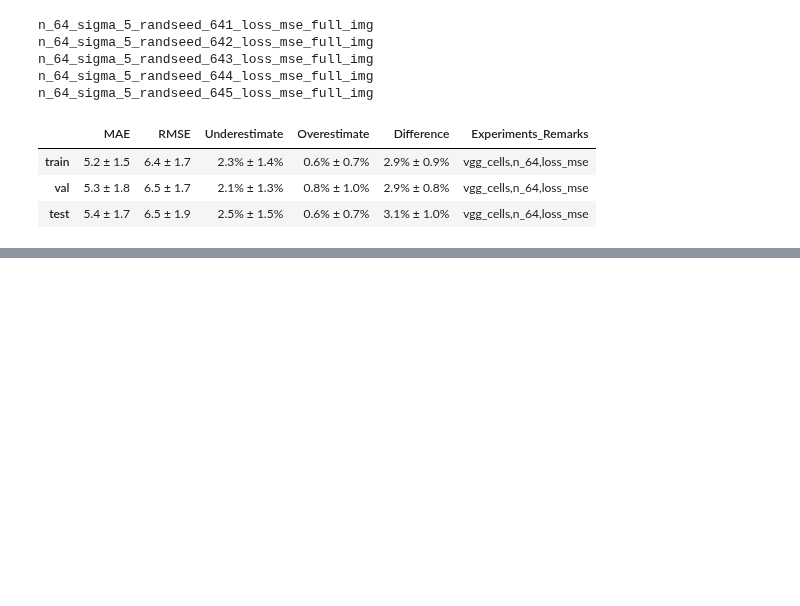
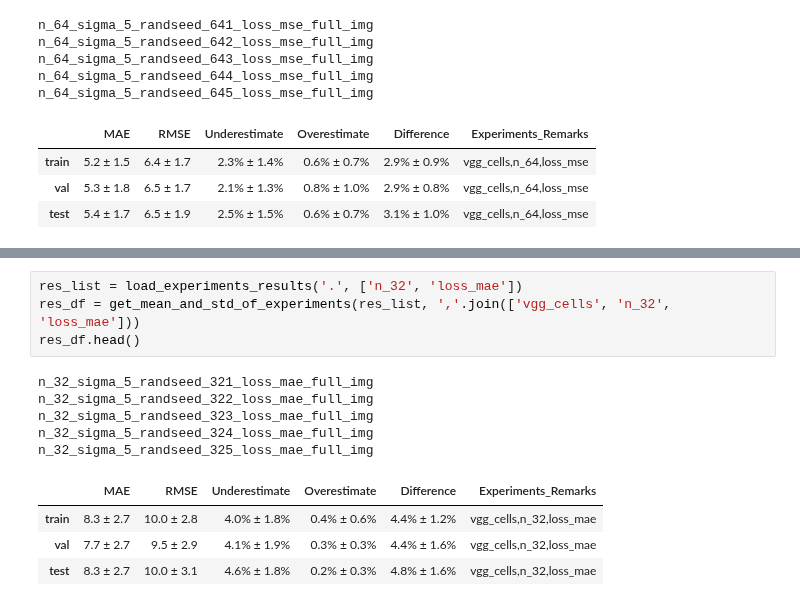
Before and after one commit to Tudor67/Object-Counting, a Jupyter notebook: experiments/1_fcrn_a/vgg_cells/experiments_stats.ipynb, the cells around one changed output, grey strips where cells are left out. Drawn from its saved outputs; the diff is of its cells as text; blank space fills up the shorter version.

Commit message:
added vgg_cells experiments with mae loss

```diff
--- a/experiments/1_fcrn_a/vgg_cells/experiments_stats.ipynb
+++ b/experiments/1_fcrn_a/vgg_cells/experiments_stats.ipynb
@@ -55,0 +61,14 @@ n_64_sigma_5_randseed_645_loss_mse_full_img
+# %%
+res_list = load_experiments_results('.', ['n_32', 'loss_mae'])
+res_df = get_mean_and_std_of_experiments(res_list, ','.join(['vgg_cells', 'n_32', 'loss_mae']))
+res_df.head()
+# %% [output]
+n_32_sigma_5_randseed_321_loss_mae_full_img
+n_32_sigma_5_randseed_322_loss_mae_full_img
+n_32_sigma_5_randseed_323_loss_mae_full_img
+n_32_sigma_5_randseed_324_loss_mae_full_img
+n_32_sigma_5_randseed_325_loss_mae_full_img
+|  | MAE | RMSE | Underestimate | Overestimate | Difference | Experiments_Remarks |
+| train | 8.3 ± 2.7 | 10.0 ± 2.8 | 4.0% ± 1.8% | 0.4% ± 0.6% | 4.4% ± 1.2% | vgg_cells,n_32,loss_mae |
+| val | 7.7 ± 2.7 | 9.5 ± 2.9 | 4.1% ± 1.9% | 0.3% ± 0.3% | 4.4% ± 1.6% | vgg_cells,n_32,loss_mae |
+| test | 8.3 ± 2.7 | 10.0 ± 3.1 | 4.6% ± 1.8% | 0.2% ± 0.3% | 4.8% ± 1.6% | vgg_cells,n_32,loss_mae |
```
Also changed, not shown: parts of 4 cells of this notebook, 24 other files.
